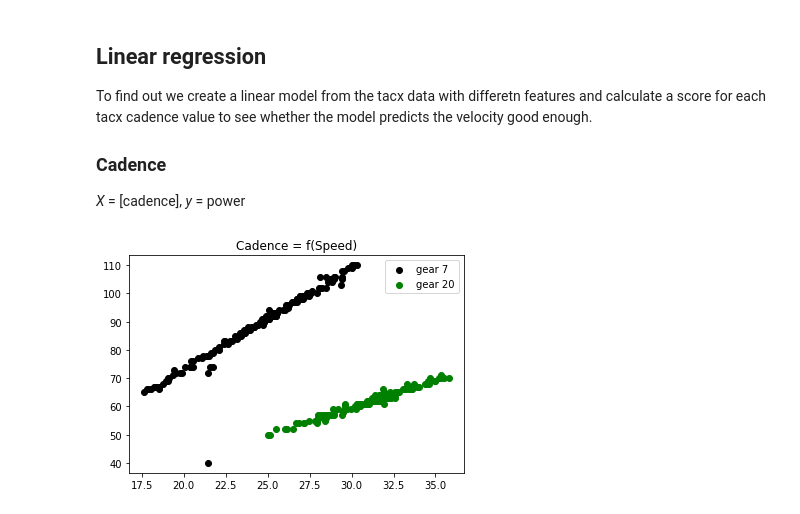
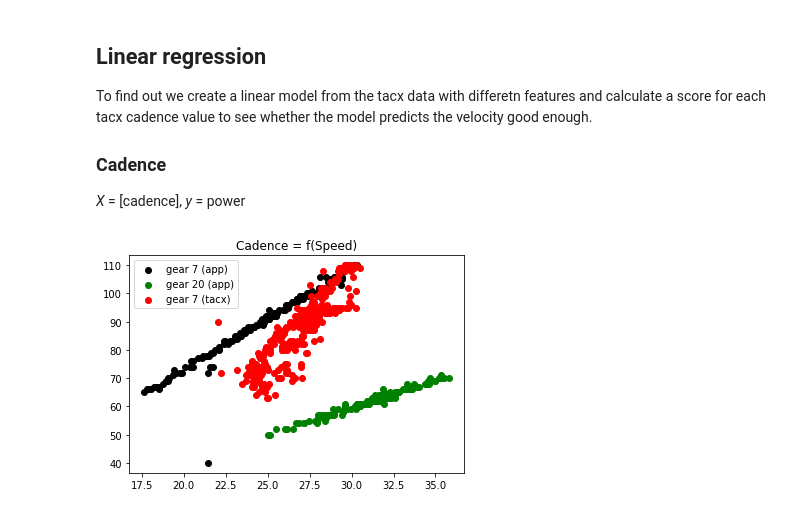
Before and after one commit to bruennijs/indoor-virtual-power-prediction, a Jupyter notebook: classification_gear.ipynb, the cells around one changed output. Drawn from its saved outputs; the diff is of its cells as text; code cells hidden in the pictures.

```diff
--- a/classification_gear.ipynb
+++ b/classification_gear.ipynb
@@ -18,12 +18,13 @@ from src.test_data import TrainDataSet
 
 tcx_app_gear7: Tcx = Tcx.read_tcx(file_path='test/tcx/cadence_1612535177298-gear7.tcx')
 tcx_app_gear20: Tcx = Tcx.read_tcx(file_path='test/tcx/cadence_1612535671464-gear20.tcx')
-tcx_tacx: Tcx = Tcx.read_tcx(file_path='test/tcx/tacx-activity_6225123072-gear7-resistance3.tcx')
+tcx_tacx_gear7: Tcx = Tcx.read_tcx(file_path='test/tcx/tacx-activity_6225123072-gear7-resistance3.tcx')
 tcx_tacx_gear20: Tcx = Tcx.read_tcx(file_path='test/tcx/tacx-activity_6225123072-gear7-resistance3.tcx')
 
 # generate test data
 dts_gear7: TrainDataSet = TrainDataSet(tcx_app_gear7)
 dts_gear20: TrainDataSet = TrainDataSet(tcx_app_gear20)
+dts_tacx_gear7: TrainDataSet = TrainDataSet(tcx_tacx_gear7)
 # %% [markdown]
 ## Linear regression
 To find out we create a linear model from the tacx data with differetn features and calculate a score for each tacx cadence value to see whether the model predicts the velocity good enough.
@@ -33,29 +34,31 @@ _X_ = [cadence], _y_ = power
 # %%
 from functools import reduce
 
 from sklearn.model_selection import train_test_split
 from sklearn.linear_model._base import LinearModel
 
 import matplotlib.pyplot as plt
 
 
 
 def plot(X_train: pd.DataFrame, y_train: pd.Series, point_color='black', legend_label='unknown') -> None:
     # Plot X_train -> y_train
     plt.scatter(X_train, y_train,  color=point_color, label=legend_label)
     plt.title("{} = f({})".format(y_train.name, reduce(lambda l, r: "{}, {}".format(l, r), X_train.columns)))
     plt.xticks()
     plt.yticks()
-
+    plt.legend()
 
 # === gear 7
 X, y = dts_gear7.cadence_to_speed()
-plot(pd.DataFrame(y), X.iloc[:,0], legend_label='gear 7')
+plot(pd.DataFrame(y), X.iloc[:,0], legend_label='gear 7 (app)')
 X, y = dts_gear20.cadence_to_speed()
-plot(pd.DataFrame(y), X.iloc[:,0], point_color='green', legend_label='gear 20')
+plot(pd.DataFrame(y), X.iloc[:,0], point_color='green', legend_label='gear 20 (app)')
 
-plt.legend()
+X, y = dts_tacx_gear7.cadence_to_speed()
+plot(pd.DataFrame(y), X.iloc[:,0], point_color='red', legend_label='gear 7 (tacx)')
+
 plt.show()
 plt.close()
 # %% [output]
-[figure, old version]
+[figure, new version]
```
Also changed, not shown: parts of 3 cells of this notebook, 3 other files.
